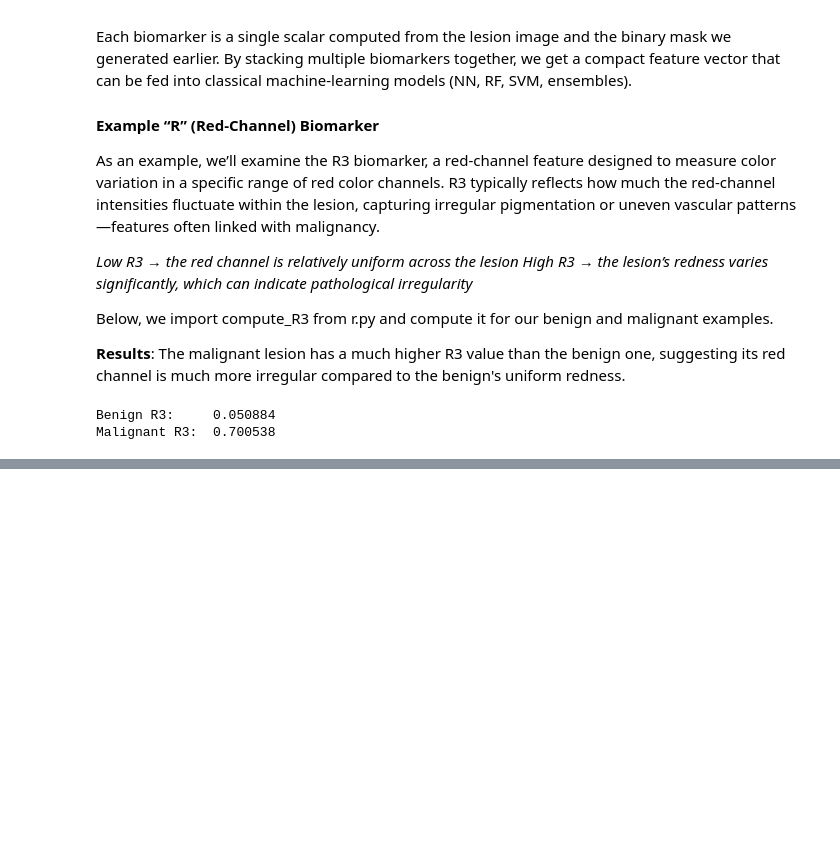
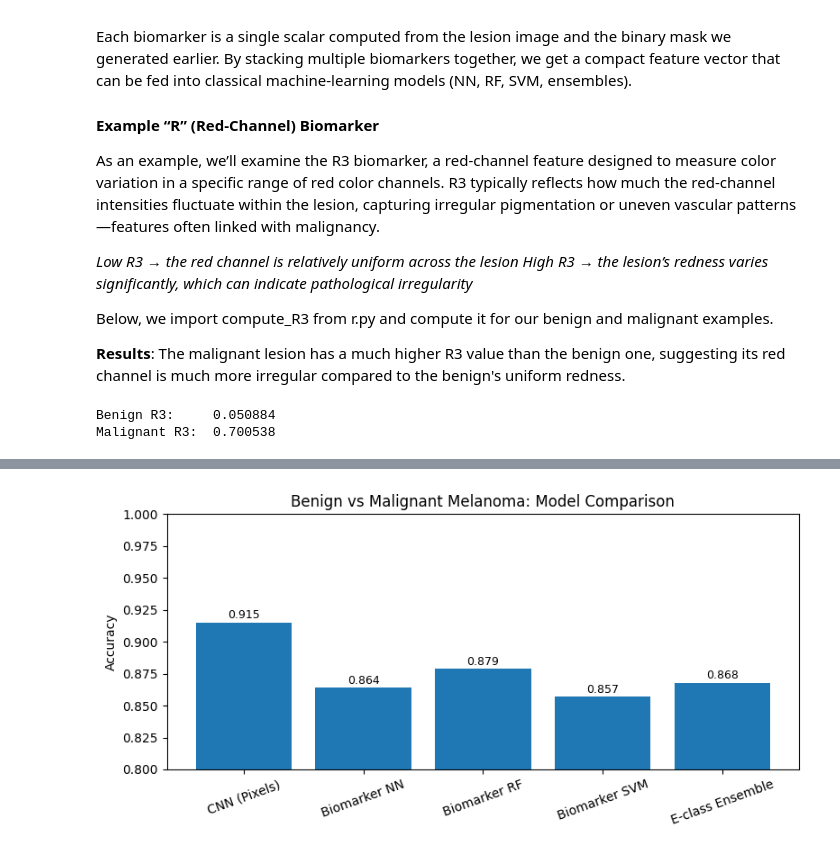
Before and after one commit to eshahrestany/cs184aproj, a Jupyter notebook: project.ipynb, the cells around one changed output, grey strips where cells are left out. Cells and saved outputs as stored; diff of their text form; code cells hidden in the pictures; blank space fills up the shorter version.

```diff
--- a/project.ipynb
+++ b/project.ipynb
@@ -143,0 +365,40 @@ Malignant R3:  0.700538
+# %%
+from matplotlib import pyplot as plt
+
+model_names = [
+    "CNN (Pixels)",
+    "Biomarker NN",
+    "Biomarker RF",
+    "Biomarker SVM",
+    "E-class Ensemble",
+]
+
+accuracies = [
+    cnn_test_acc,
+    nn_acc,
+    rf_acc,
+    svm_acc,
+    e_acc,
+]
+
+plt.figure(figsize=(8, 4))
+bars = plt.bar(model_names, accuracies)
+plt.ylim(0.80, 1.00)   # <-- updated scaling (80% to 100%)
+plt.ylabel("Accuracy")
+plt.title("Benign vs Malignant Melanoma: Model Comparison")
+
+for bar, acc in zip(bars, accuracies):
+    plt.text(
+        bar.get_x() + bar.get_width() / 2,
+        bar.get_height() + 0.001,   # small offset since the axis is tighter now
+        f"{acc:.3f}",
+        ha="center",
+        va="bottom",
+        fontsize=9,
+    )
+
+plt.xticks(rotation=20)
+plt.tight_layout()
+plt.show()
+# %% [output]
+[figure, added]
```
Also changed, not shown: parts of 7 cells of this notebook, 8 other files.
